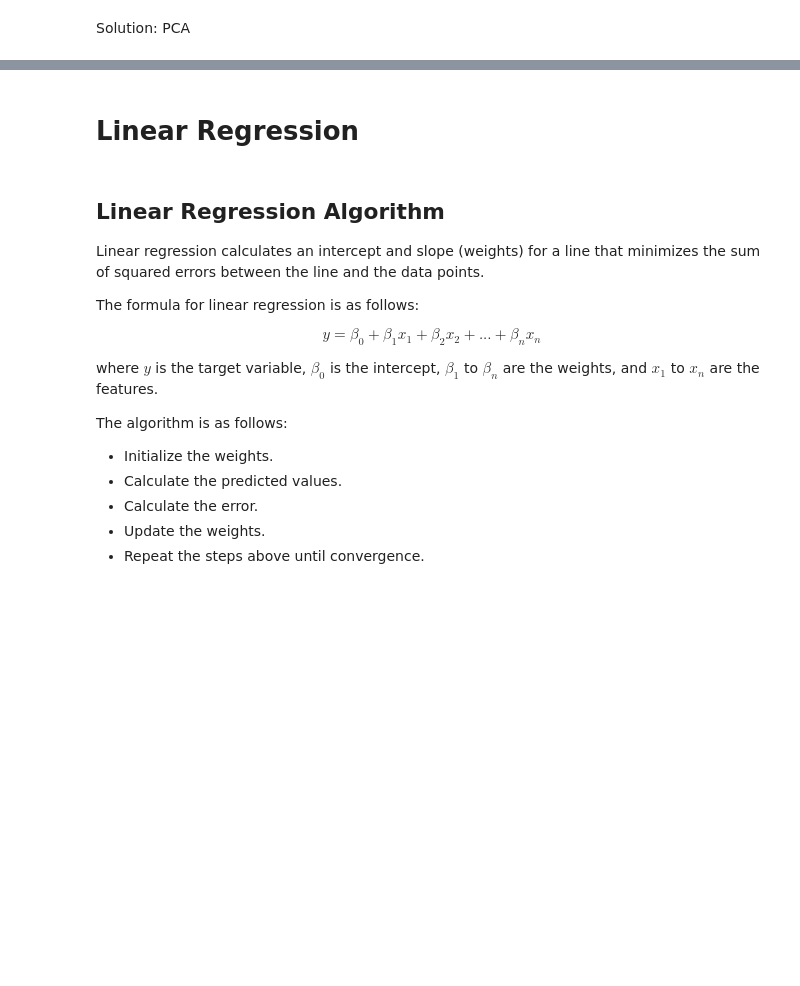
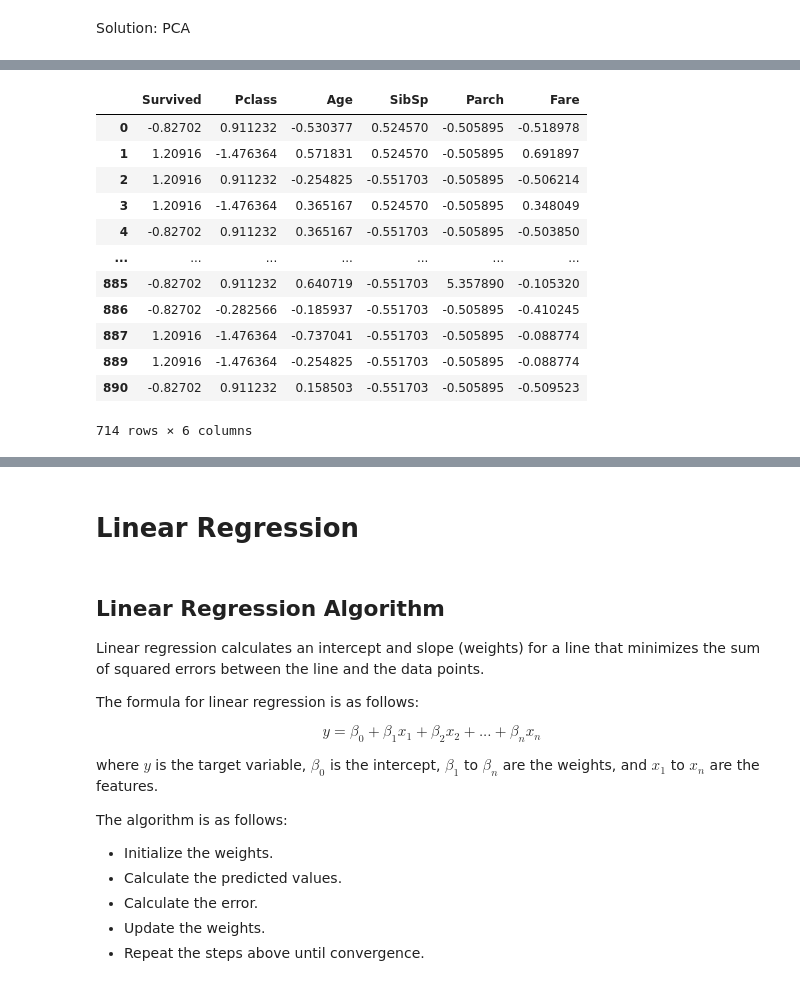
Before and after one commit to cfdarcy/applied-machine-learning-algorithms-3806104, a Jupyter notebook: algos.ipynb, the cells around one changed output, grey strips where cells are left out. Cells and saved outputs as stored; diff of their text form; code cells hidden in the pictures; blank space fills up the shorter version.

```diff
--- a/algos.ipynb
+++ b/algos.ipynb
@@ -683,0 +902,17 @@ Solution: PCA
+# %%
+df = df_raw.copy()
+
+X = df.loc[:,[
+'Survived',
+'Pclass',
+'Age',
+'SibSp',
+'Parch',
+'Fare',
+]]
+
+print(X.isna().sum())
+
+X.dropna(inplace=True)
+
+print(X.isna().sum())
@@ -683,0 +934,22 @@ Solution: PCA
+# %%
+from sklearn.preprocessing import StandardScaler
+sklearn.set_config(transform_output='pandas')
+
+scaler = StandardScaler()
+X = scaler.fit_transform(X)
+
+X
+# %% [output]
+|  | Survived | Pclass | Age | SibSp | Parch | Fare |
+| 0 | -0.82702 | 0.911232 | -0.530377 | 0.524570 | -0.505895 | -0.518978 |
+| 1 | 1.20916 | -1.476364 | 0.571831 | 0.524570 | -0.505895 | 0.691897 |
+| 2 | 1.20916 | 0.911232 | -0.254825 | -0.551703 | -0.505895 | -0.506214 |
+| 3 | 1.20916 | -1.476364 | 0.365167 | 0.524570 | -0.505895 | 0.348049 |
+| 4 | -0.82702 | 0.911232 | 0.365167 | -0.551703 | -0.505895 | -0.503850 |
+| ... | ... | ... | ... | ... | ... | ... |
+| 885 | -0.82702 | 0.911232 | 0.640719 | -0.551703 | 5.357890 | -0.105320 |
+| 886 | -0.82702 | -0.282566 | -0.185937 | -0.551703 | -0.505895 | -0.410245 |
+| 887 | 1.20916 | -1.476364 | -0.737041 | -0.551703 | -0.505895 | -0.088774 |
+| 889 | 1.20916 | -1.476364 | -0.254825 | -0.551703 | -0.505895 | -0.088774 |
+| 890 | -0.82702 | 0.911232 | 0.158503 | -0.551703 | -0.505895 | -0.509523 |
+714 rows × 6 columns
```
Also changed, not shown: parts of 25 cells of this notebook.
